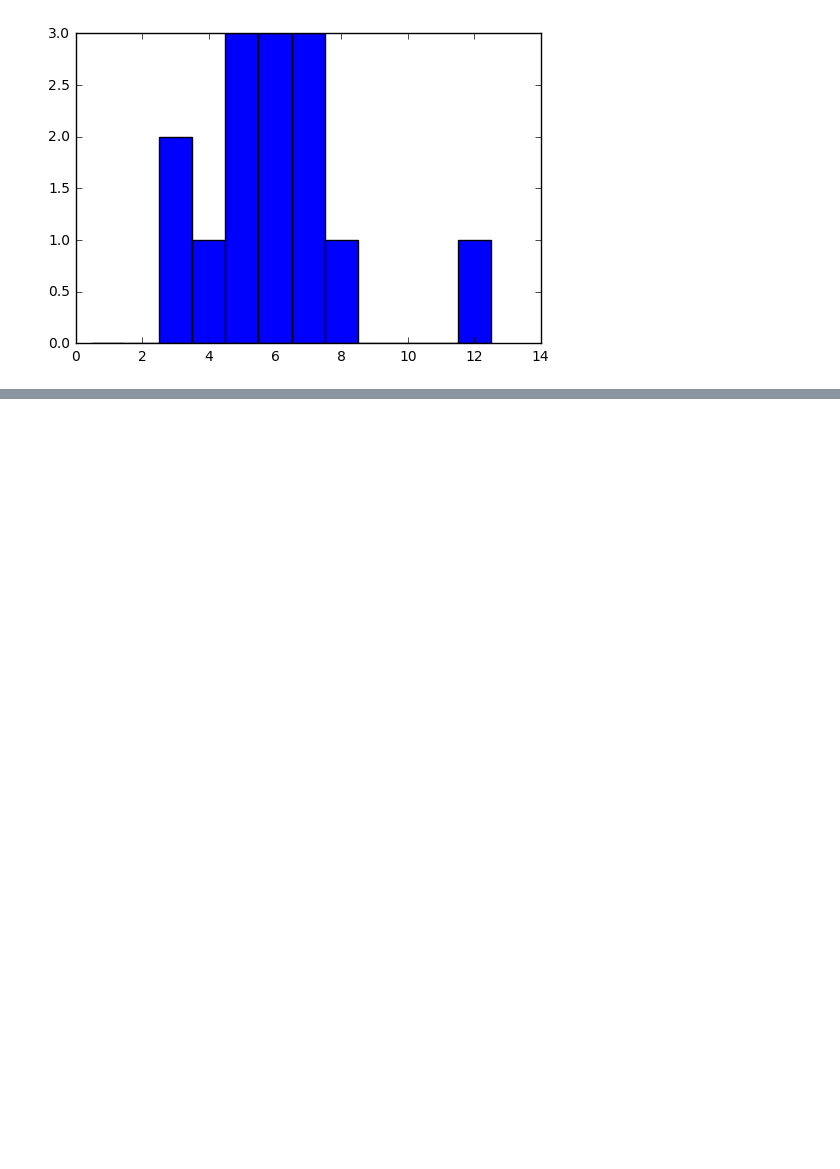
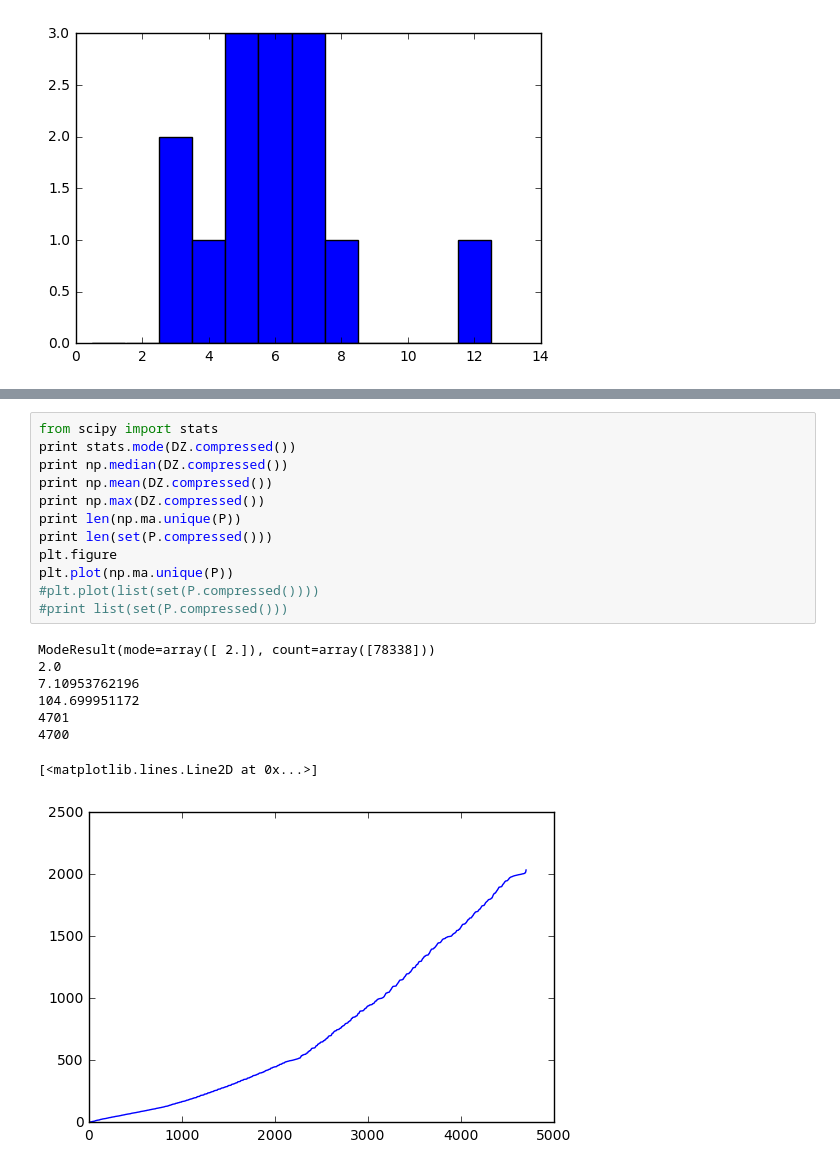
Before and after one commit to ocesaulo/Argo_database, a Jupyter notebook: do_argoprofiles_central_tsio.ipynb, the cells around one changed output, grey strips where cells are left out. Saved outputs shown, nothing was run; the diff lists cells and outputs as text; blank space fills up the shorter version.

```diff
--- a/do_argoprofiles_central_tsio.ipynb
+++ b/do_argoprofiles_central_tsio.ipynb
@@ -208,0 +249,21 @@ mld
+# %%
+from scipy import stats
+print stats.mode(DZ.compressed())
+print np.median(DZ.compressed())
+print np.mean(DZ.compressed())
+print np.max(DZ.compressed())
+print len(np.ma.unique(P))
+print len(set(P.compressed()))
+plt.figure
+plt.plot(np.ma.unique(P))
+#plt.plot(list(set(P.compressed())))
+#print list(set(P.compressed()))
+# %% [output]
+ModeResult(mode=array([ 2.]), count=array([78338]))
+2.0
+7.10953762196
+104.699951172
+4701
+4700
+[<matplotlib.lines.Line2D at 0x...>]
+[figure, added]
```
Also changed, not shown: parts of 20 cells of this notebook.
